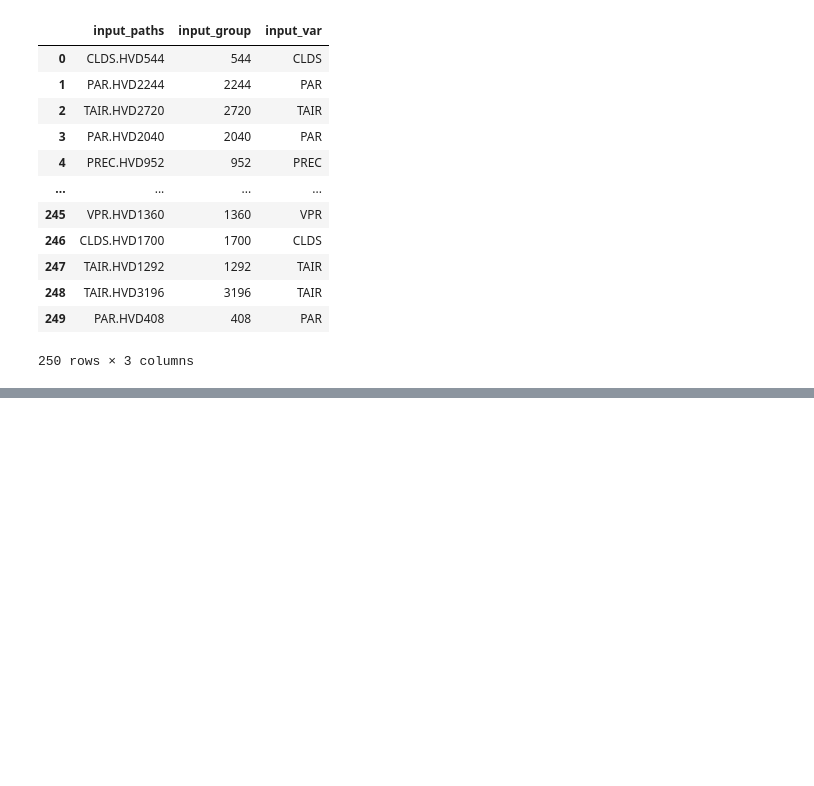
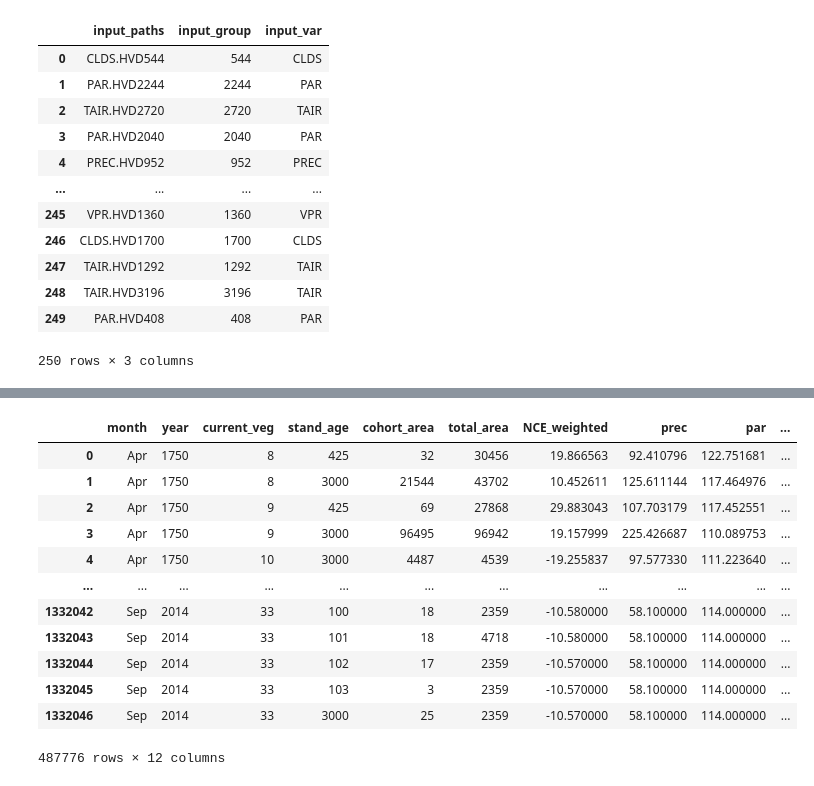
Before and after one commit to son-ra/TEM_Analysis, a Jupyter notebook: test_parallel_run/put_together_parallel_files.ipynb, the cells around one changed output, grey strips where cells are left out. Saved outputs shown, nothing was run; the diff lists cells and outputs as text; code cells hidden in the pictures; blank space fills up the shorter version.

```diff
--- a/test_parallel_run/put_together_parallel_files.ipynb
+++ b/test_parallel_run/put_together_parallel_files.ipynb
@@ -353,0 +367,5 @@ TypeError: unsupported operand type(s) for /: 'str' and 'int'
+# %%
+i = 2
+
+read_in_data = pd.read_csv('/home/smmrrr/TEM_Analysis/TEM_Analysis/test_parallel_run/all_parallel_variable_info.csv')
+print(read_in_data.loc[i])
@@ -353,0 +619,19 @@ TypeError: unsupported operand type(s) for /: 'str' and 'int'
+# %%
+merged_dataset= merged_dataset.reset_index()
+# %%
+forest_vegs = [4, 5, 6, 8, 9, 10, 11, 16, 17, 18, 19, 20, 25, 33]
+merged_dataset.loc[merged_dataset['current_veg'].isin(forest_vegs)]
+# %% [output]
+|  | month | year | current_veg | stand_age | cohort_area | total_area | NCE_weighted | prec | par | ... |
+| 0 | Apr | 1750 | 8 | 425 | 32 | 30456 | 19.866563 | 92.410796 | 122.751681 | ... |
+| 1 | Apr | 1750 | 8 | 3000 | 21544 | 43702 | 10.452611 | 125.611144 | 117.464976 | ... |
+| 2 | Apr | 1750 | 9 | 425 | 69 | 27868 | 29.883043 | 107.703179 | 117.452551 | ... |
+| 3 | Apr | 1750 | 9 | 3000 | 96495 | 96942 | 19.157999 | 225.426687 | 110.089753 | ... |
+| 4 | Apr | 1750 | 10 | 3000 | 4487 | 4539 | -19.255837 | 97.577330 | 111.223640 | ... |
+| ... | ... | ... | ... | ... | ... | ... | ... | ... | ... | ... |
+| 1332042 | Sep | 2014 | 33 | 100 | 18 | 2359 | -10.580000 | 58.100000 | 114.000000 | ... |
+| 1332043 | Sep | 2014 | 33 | 101 | 18 | 4718 | -10.580000 | 58.100000 | 114.000000 | ... |
+| 1332044 | Sep | 2014 | 33 | 102 | 17 | 2359 | -10.570000 | 58.100000 | 114.000000 | ... |
+| 1332045 | Sep | 2014 | 33 | 103 | 3 | 2359 | -10.570000 | 58.100000 | 114.000000 | ... |
+| 1332046 | Sep | 2014 | 33 | 3000 | 25 | 2359 | -10.570000 | 58.100000 | 114.000000 | ... |
+487776 rows × 12 columns
```
Also changed, not shown: parts of 22 cells of this notebook, 55 other files.
